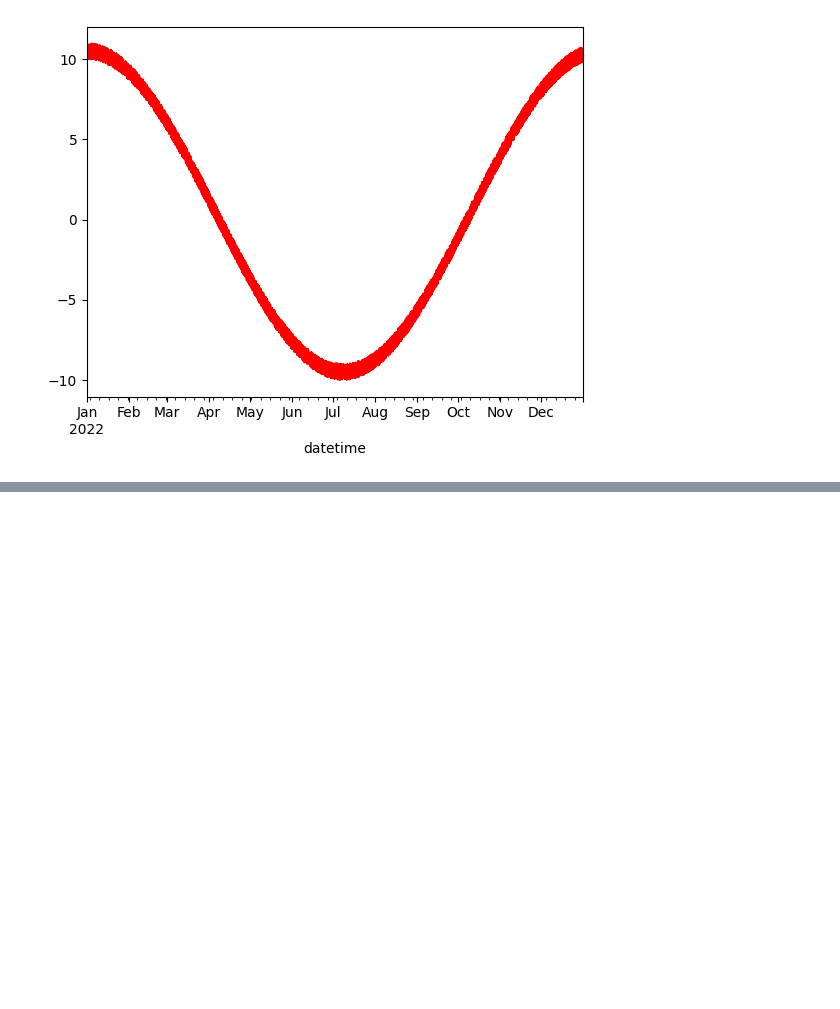
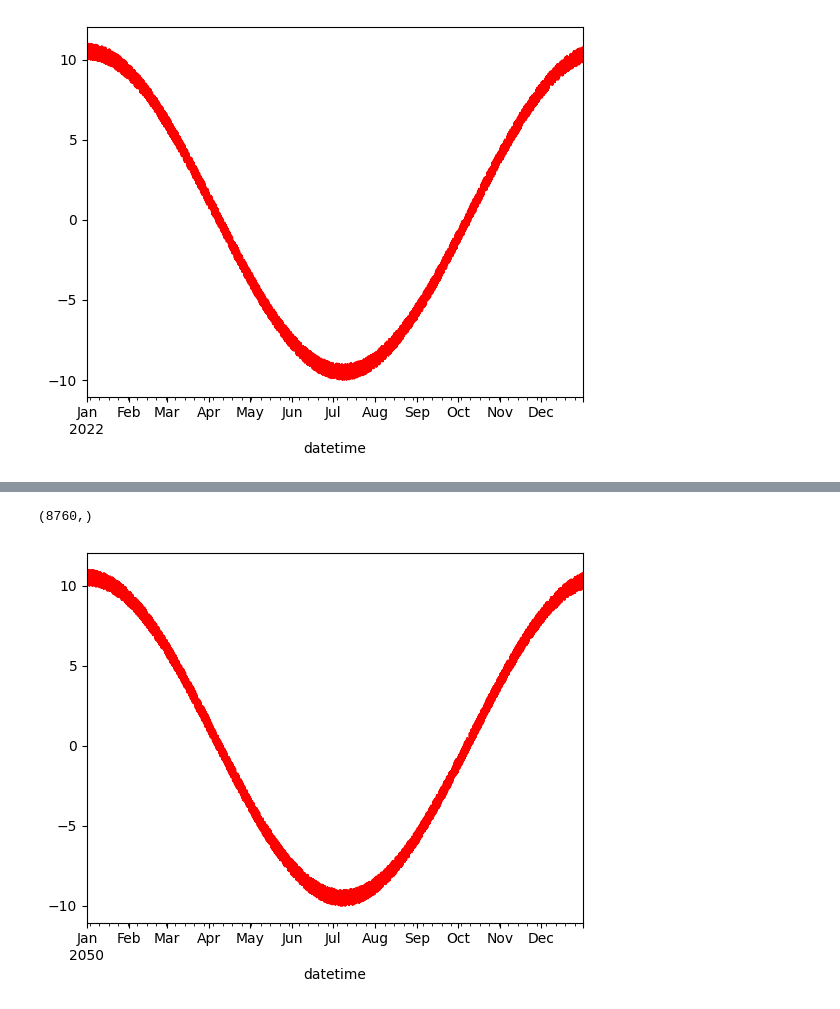
Before and after one commit to Suelensilva22/ENS5173_202401, a Jupyter notebook: Atividade01_Etapa02.ipynb, the cells around one changed output, grey strips where cells are left out. Drawn from its saved outputs; the diff is of its cells as text; code cells hidden in the pictures; blank space fills up the shorter version.

```diff
--- a/Atividade01_Etapa02.ipynb
+++ b/Atividade01_Etapa02.ipynb
@@ -188,3 +188,48 @@ df #o DataFrame "df" será exibido
 8760 rows × 7 columns
 # %%
 df.to_csv(r'C:\Users\Suelen Silva\Documents\CONTROLE_24.1\ENS5173_202401\dados\brutos\noise_2022.csv') # Salvar meu dataframe
+# %%
+# Criando uma função
+
+def noiseCreation(path, year): #função que aceita dois parâmetros: caminho e ano
+    """Esta função cria um ruido com sazonalidade.
+    Inputs:
+        path = asdasdas
+        year = asdasdasdas
+
+    Criado por Suelen
+    """
+
+    df = pd.DataFrame() #criando um dataframe (quadro de dados) utilizando a biblioteca pandas chamado "df"
+
+    dtime = np.arange(np.datetime64(str(year)+"-01-01"), np.datetime64(str(year+1)+"-01-01"), np.timedelta64(1, "h")) # Criando vertor temporal
+
+    df['datetime'] = dtime # Monstrando um dataframe
+
+    df = df.set_index(df['datetime']) # Datetime como index do dataframe
+
+    # Criando colunas com ano, mês e dia
+    df['year'] = df.index.year #criando a coluna ano
+    df['month'] = df.index.month #criando a coluna mês
+    df['day'] = df.index.day #criando a coluna dia
+
+    #os valores dessas colunas são extraídos do índice do DataFrame, que foi definido anteriormente como a coluna "datetime"
+
+    df['random'] = np.random.rand(df.shape[0]) # Crio uma coluna random
+
+    # Adicionar sazonalidade
+    tt = np.arange(0,df.shape[0],1)
+    print(tt.shape)
+    df['sazonal'] = (np.cos(tt/(360*4)))
+    df['timeSeries'] = 10*df['sazonal']+df['random']
+    #df['sazonal'].plot()
+    df['timeSeries'].plot(color='red')
+    df.to_csv(path+'/noise_'+str(year)+'.csv') #cria um arquivo CSV chamado noise_ano.csv no caminho especificado, onde ano é substituído pela variável "year"
+
+    return df
+# %%
+path = r'C:\Users\Suelen Silva\Documents\CONTROLE_24.1\ENS5173_202401\dados\brutos' #define um caminho de arquivo
+df2 = noiseCreation(path,2050) #chama a função "noiseCreation" com esse caminho e o ano de 2050 como argumentos
+# %% [output]
+(8760,)
+[figure, added]
```
Also changed, not shown: parts of 14 cells of this notebook.
